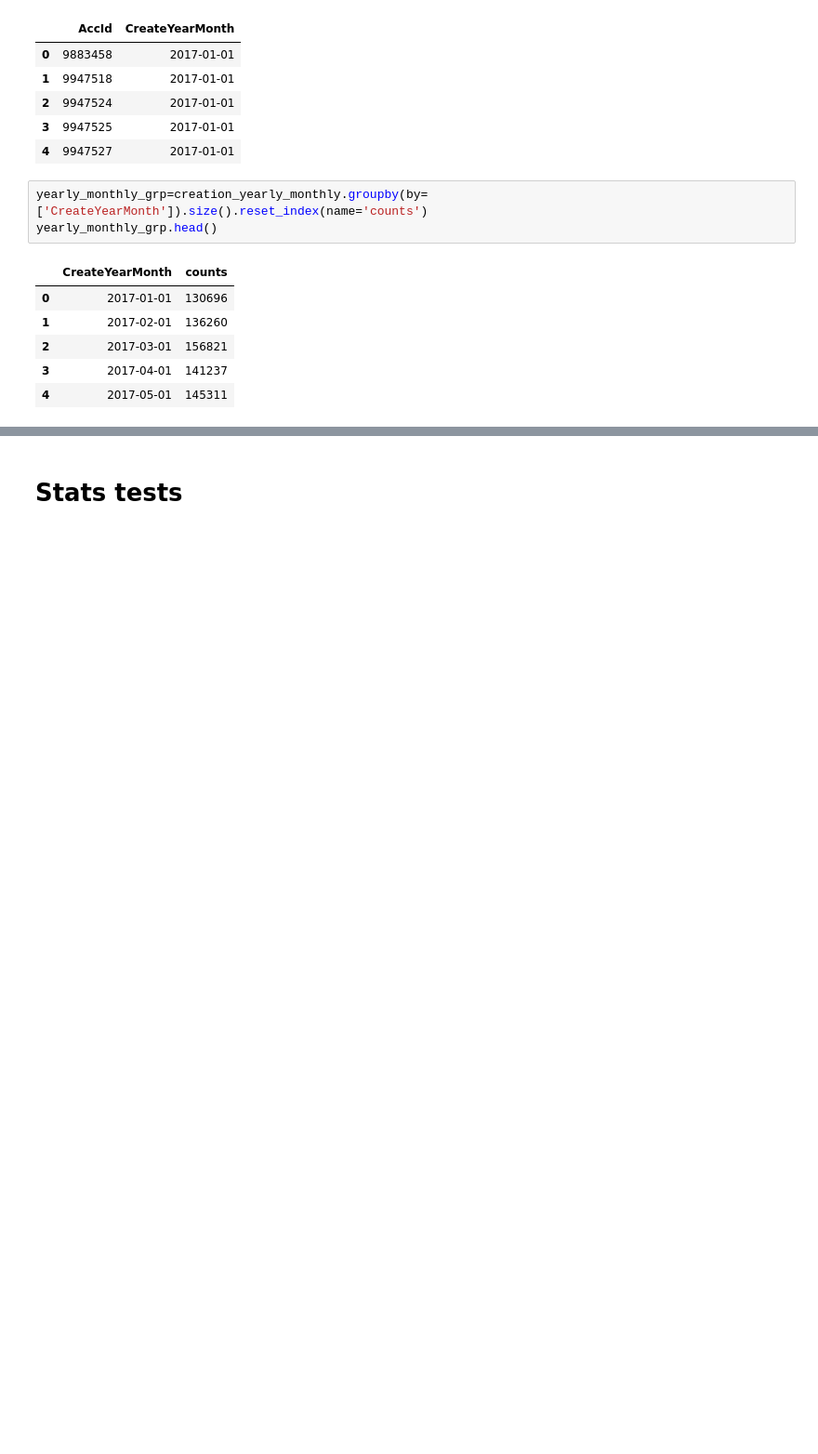
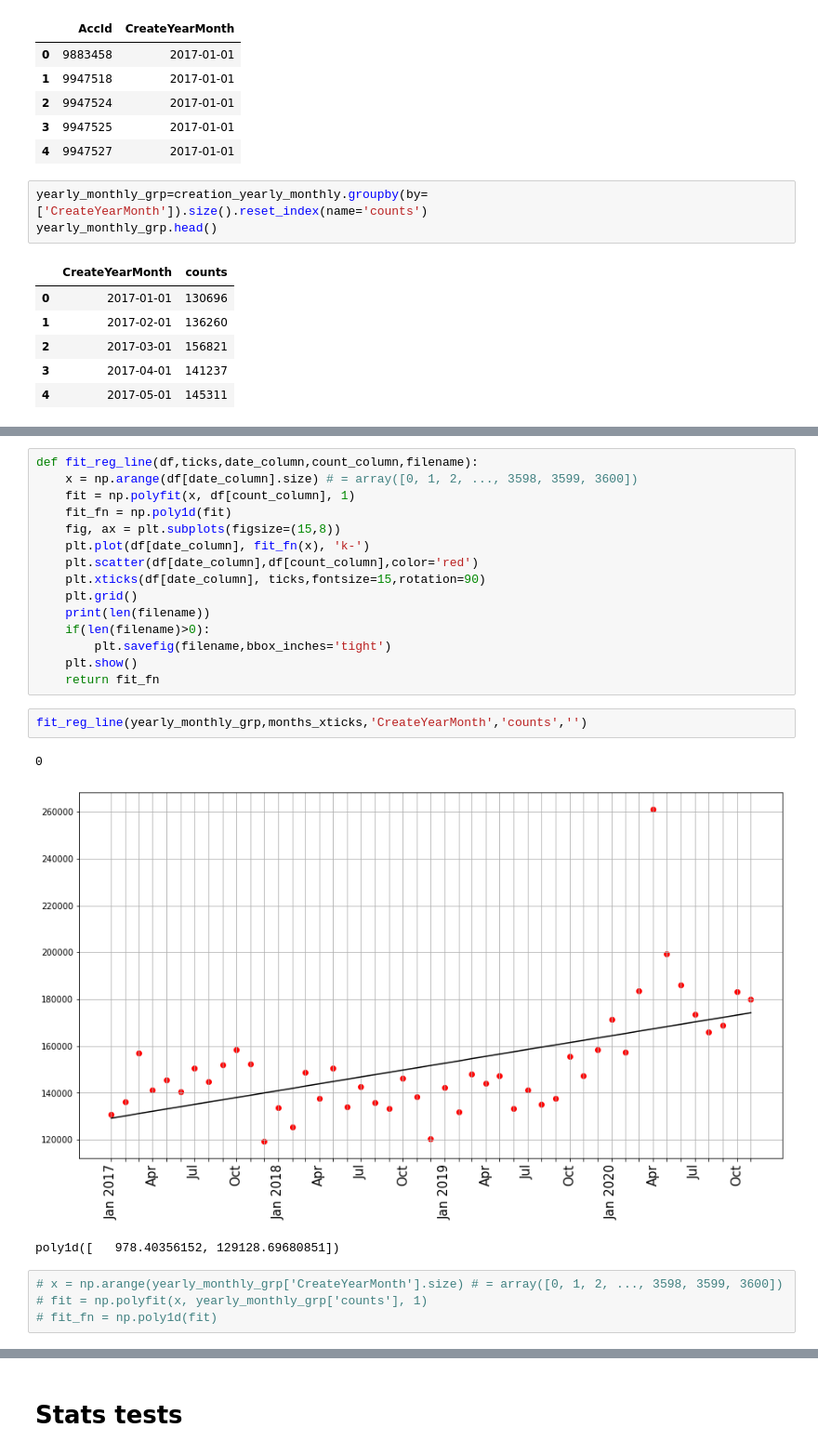
Before and after one commit to farimaf/StackOverFlowAnalysis_Pandemic, a Jupyter notebook: UsersAnalysis.ipynb, the cells around one changed output, grey strips where cells are left out. Shown: that part at 93% size. Drawn from its saved outputs; the diff is of its cells as text; blank space fills up the shorter version.

```diff
--- a/UsersAnalysis.ipynb
+++ b/UsersAnalysis.ipynb
@@ -138,0 +382,25 @@ plt.grid()
+# %%
+def fit_reg_line(df,ticks,date_column,count_column,filename):
+    x = np.arange(df[date_column].size) # = array([0, 1, 2, ..., 3598, 3599, 3600])
+    fit = np.polyfit(x, df[count_column], 1)
+    fit_fn = np.poly1d(fit)
+    fig, ax = plt.subplots(figsize=(15,8))
+    plt.plot(df[date_column], fit_fn(x), 'k-')
+    plt.scatter(df[date_column],df[count_column],color='red')
+    plt.xticks(df[date_column], ticks,fontsize=15,rotation=90)
+    plt.grid()
+    print(len(filename))
+    if(len(filename)>0):
+        plt.savefig(filename,bbox_inches='tight')
+    plt.show()
+    return fit_fn
+# %%
+fit_reg_line(yearly_monthly_grp,months_xticks,'CreateYearMonth','counts','')
+# %% [output]
+0
+[figure, added]
+poly1d([   978.40356152, 129128.69680851])
+# %%
+# x = np.arange(yearly_monthly_grp['CreateYearMonth'].size) # = array([0, 1, 2, ..., 3598, 3599, 3600])
+# fit = np.polyfit(x, yearly_monthly_grp['counts'], 1)
+# fit_fn = np.poly1d(fit)
```
Also changed, not shown: parts of 121 cells of this notebook, 3 other files.
